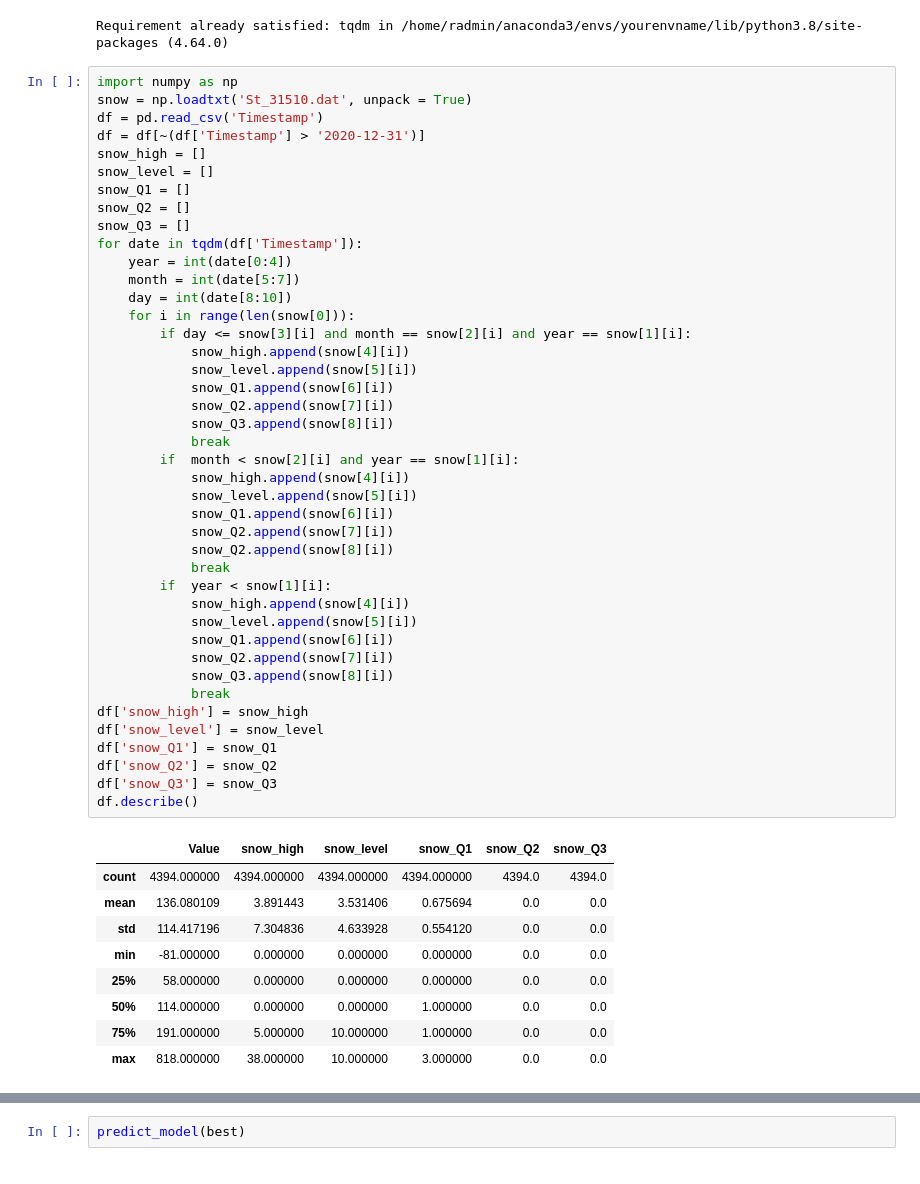
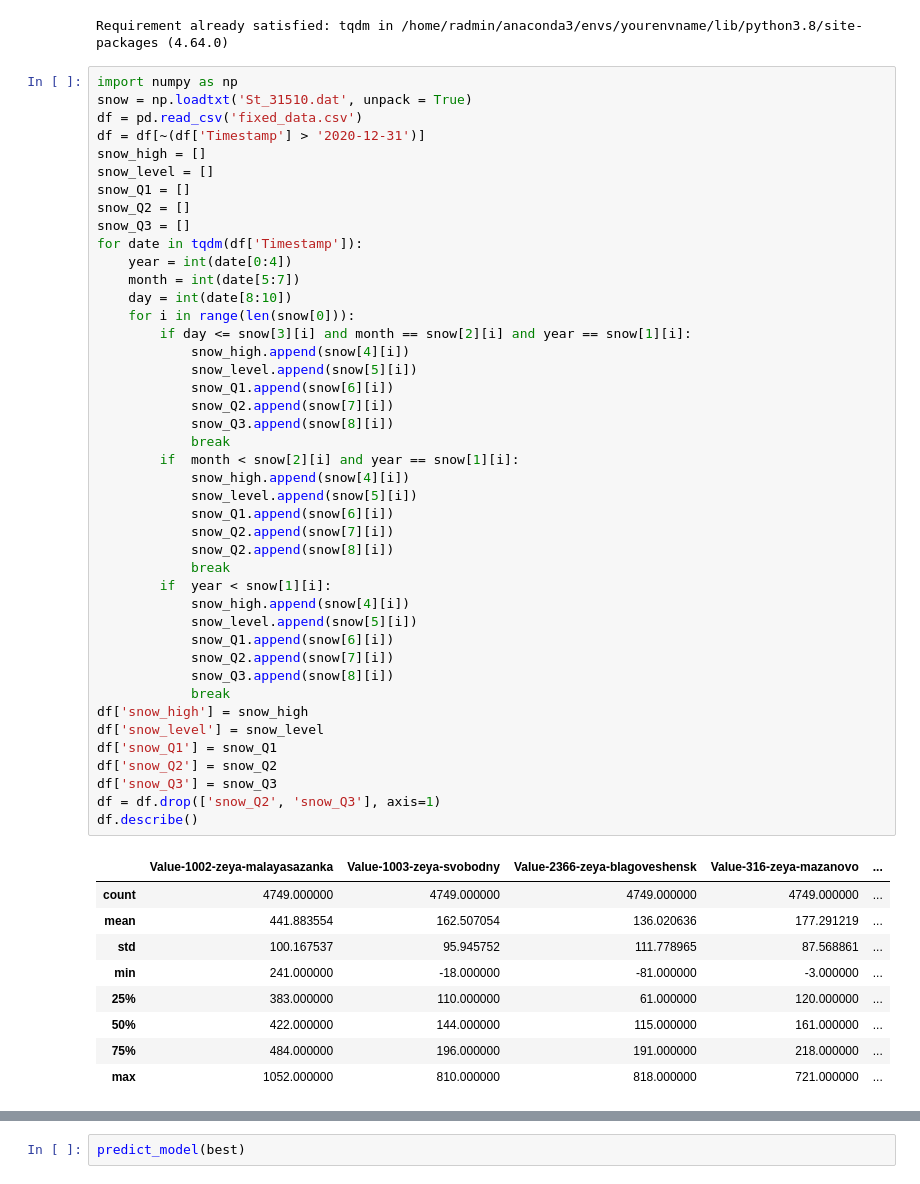
Before and after one commit to chaous/sber, a Jupyter notebook: snow.ipynb, the cells around one changed output, grey strips where cells are left out. Saved outputs shown, nothing was run; the diff lists cells and outputs as text.

```diff
--- a/snow.ipynb
+++ b/snow.ipynb
@@ -7,7 +7,7 @@ Requirement already satisfied: tqdm in /home/radmin/anaconda3/envs/yourenvname/l
 # %%
 import numpy as np
 snow = np.loadtxt('St_31510.dat', unpack = True)
-df = pd.read_csv('Timestamp')
+df = pd.read_csv('fixed_data.csv')
 df = df[~(df['Timestamp'] > '2020-12-31')]
 snow_high = []
 snow_level = []
@@ -20,39 +20,40 @@ for date in tqdm(df['Timestamp']):
     day = int(date[8:10])
     for i in range(len(snow[0])):
         if day <= snow[3][i] and month == snow[2][i] and year == snow[1][i]:
             snow_high.append(snow[4][i])
             snow_level.append(snow[5][i])
             snow_Q1.append(snow[6][i])
             snow_Q2.append(snow[7][i])
             snow_Q3.append(snow[8][i])
             break
         if  month < snow[2][i] and year == snow[1][i]:
             snow_high.append(snow[4][i])
             snow_level.append(snow[5][i])
             snow_Q1.append(snow[6][i])
             snow_Q2.append(snow[7][i])
             snow_Q2.append(snow[8][i])
             break
         if  year < snow[1][i]:
             snow_high.append(snow[4][i])
             snow_level.append(snow[5][i])
             snow_Q1.append(snow[6][i])
             snow_Q2.append(snow[7][i])
             snow_Q3.append(snow[8][i])
             break
 df['snow_high'] = snow_high
 df['snow_level'] = snow_level
 df['snow_Q1'] = snow_Q1
 df['snow_Q2'] = snow_Q2
 df['snow_Q3'] = snow_Q3
+df = df.drop(['snow_Q2', 'snow_Q3'], axis=1)
 df.describe()
 # %% [output]
-|  | Value | snow_high | snow_level | snow_Q1 | snow_Q2 | snow_Q3 |
-| count | 4394.000000 | 4394.000000 | 4394.000000 | 4394.000000 | 4394.0 | 4394.0 |
-| mean | 136.080109 | 3.891443 | 3.531406 | 0.675694 | 0.0 | 0.0 |
-| std | 114.417196 | 7.304836 | 4.633928 | 0.554120 | 0.0 | 0.0 |
-| min | -81.000000 | 0.000000 | 0.000000 | 0.000000 | 0.0 | 0.0 |
-| 25% | 58.000000 | 0.000000 | 0.000000 | 0.000000 | 0.0 | 0.0 |
-| 50% | 114.000000 | 0.000000 | 0.000000 | 1.000000 | 0.0 | 0.0 |
-| 75% | 191.000000 | 5.000000 | 10.000000 | 1.000000 | 0.0 | 0.0 |
-| max | 818.000000 | 38.000000 | 10.000000 | 3.000000 | 0.0 | 0.0 |
+|  | Value-1002-zeya-malayasazanka | Value-1003-zeya-svobodny | Value-2366-zeya-blagoveshensk | Value-316-zeya-mazanovo | ... |
+| count | 4749.000000 | 4749.000000 | 4749.000000 | 4749.000000 | ... |
+| mean | 441.883554 | 162.507054 | 136.020636 | 177.291219 | ... |
+| std | 100.167537 | 95.945752 | 111.778965 | 87.568861 | ... |
+| min | 241.000000 | -18.000000 | -81.000000 | -3.000000 | ... |
+| 25% | 383.000000 | 110.000000 | 61.000000 | 120.000000 | ... |
+| 50% | 422.000000 | 144.000000 | 115.000000 | 161.000000 | ... |
+| 75% | 484.000000 | 196.000000 | 191.000000 | 218.000000 | ... |
+| max | 1052.000000 | 810.000000 | 818.000000 | 721.000000 | ... |
```
Also changed, not shown: parts of 8 cells of this notebook.
